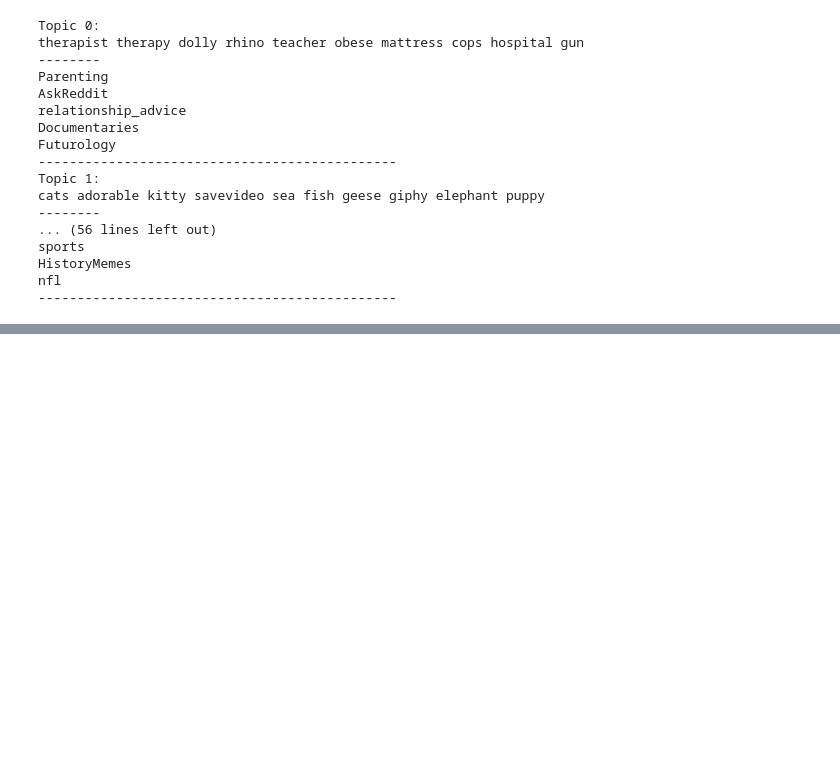
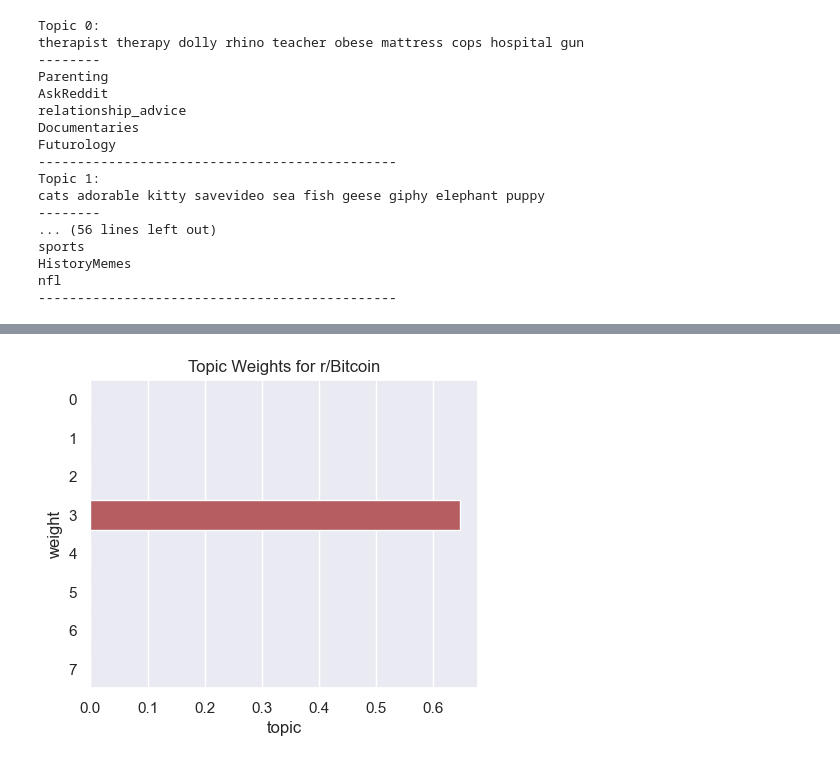
Before and after one commit to Data-Science-for-Linguists-2024/subreddit-clustering, a Jupyter notebook: notebooks/clustering.ipynb, the cells around one changed output, grey strips where cells are left out. Saved outputs shown, nothing was run; the diff lists cells and outputs as text; code cells hidden in the pictures; blank space fills up the shorter version.

```diff
--- a/notebooks/clustering.ipynb
+++ b/notebooks/clustering.ipynb
@@ -307,0 +318,4 @@ nfl
+# %%
+plot_topics("Bitcoin", subreddits, nmf_W)
+# %% [output]
+[figure, added]
```
Also changed, not shown: parts of 13 cells of this notebook.
